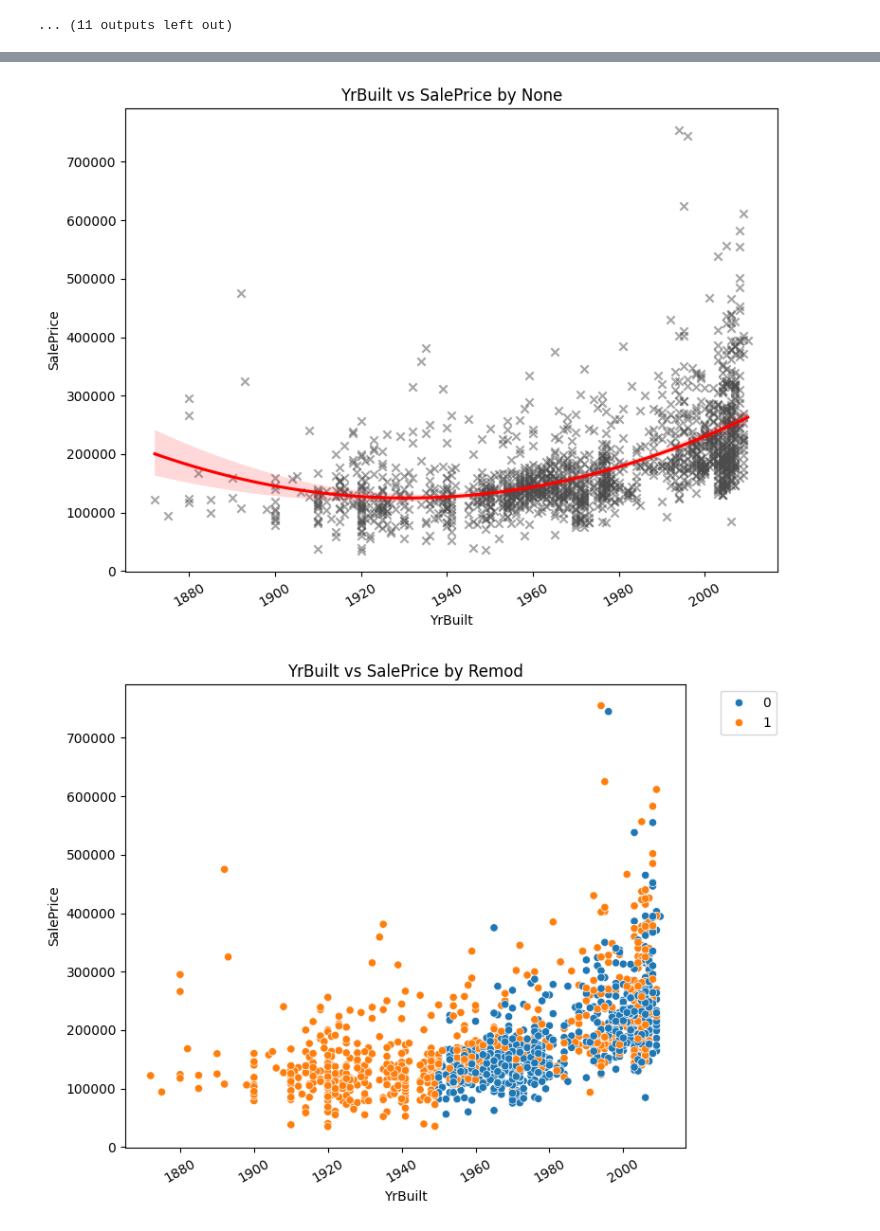
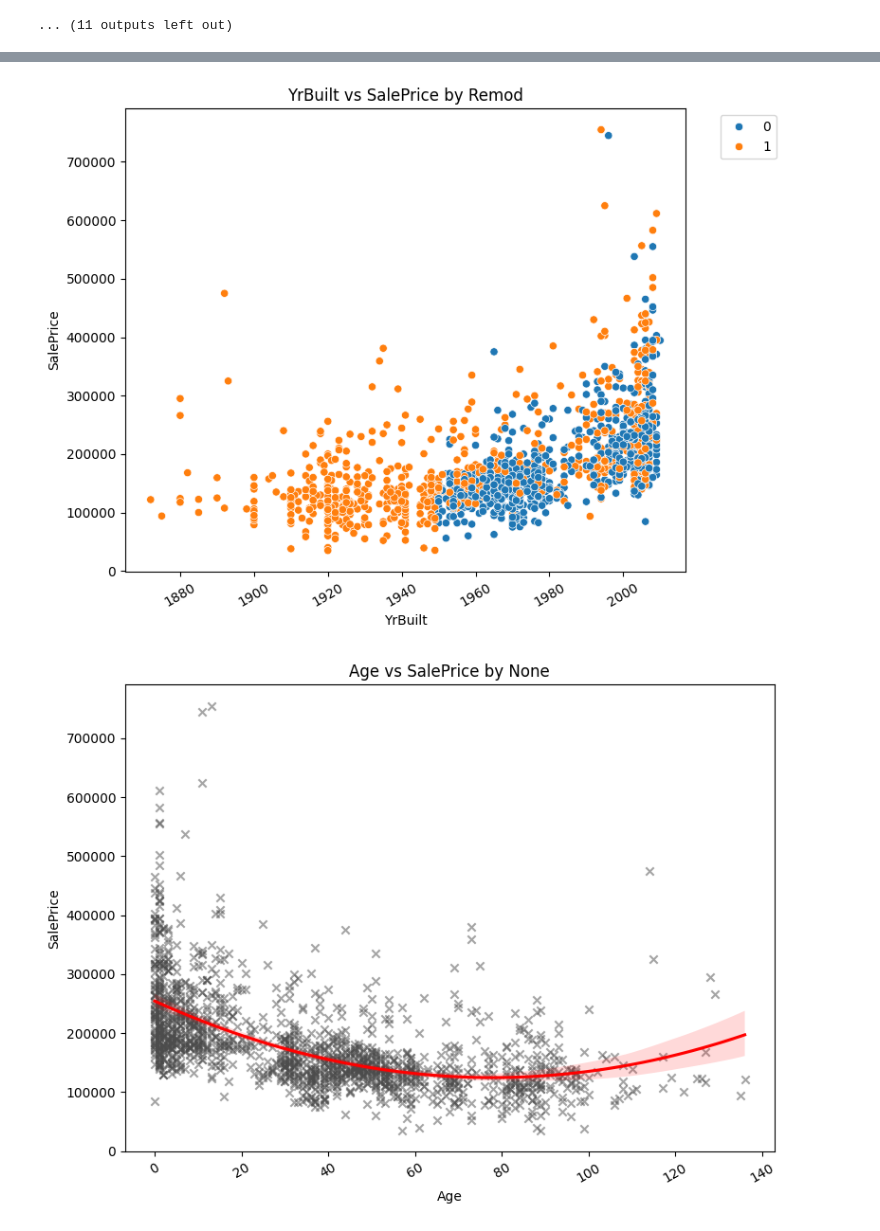
Before and after one commit to benaytms/house_prices_pred, a Jupyter notebook: main.ipynb, the cells around one changed output, grey strips where cells are left out. Cells and saved outputs as stored; diff of their text form; code cells hidden in the pictures.

```diff
--- a/main.ipynb
+++ b/main.ipynb
@@ -519,11 +554,11 @@ _plt('scatter', df_second, x_val, y_val, hue_val)
 [figure]
 # %%
 # sale prices by year ; sale prices by year and if they had remodelling done
-_plt(plt_type='reg', df_slice=df, x_val='YrBuilt', y_val='SalePrice')
 _plt(plt_type='scatter', df_slice=df, x_val='YrBuilt', y_val='SalePrice', hue_val='Remod')
+_plt(plt_type='reg', df_slice=df, x_val='Age', y_val='SalePrice')
 # %% [output]
-[figure, old version]
+[figure, new version]
-[figure, old version]
+[figure, new version]
 # %%
 # sale prices group by MSZoning and binned by External Quality of property
 _plt('bar', df, 'MSZoning', 'SalePrice', 'ExterQual')
```
Also changed, not shown: parts of 6 cells of this notebook, 1 other file.
